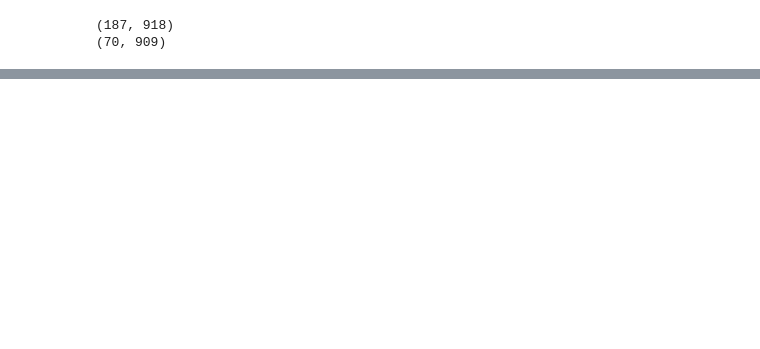
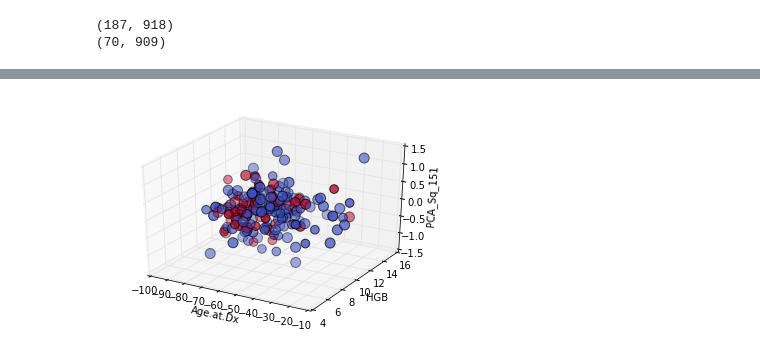
Before and after one commit to cabb99/IntroCompBio, a Jupyter notebook: PreProcessing.ipynb, the cells around one changed output, grey strips where cells are left out. Saved outputs shown, nothing was run; the diff lists cells and outputs as text; code cells hidden in the pictures; blank space fills up the shorter version.

```diff
--- a/PreProcessing.ipynb
+++ b/PreProcessing.ipynb
@@ -191,0 +223,24 @@ Corr.to_csv('Correlations.csv')
+# %%
+if __name__=='__main__':
+    import numpy as np
+    import matplotlib.pyplot as plt
+    from mpl_toolkits.mplot3d import Axes3D
+    import matplotlib
+    %matplotlib inline
+
+    x = -Q_training['Age.at.Dx']
+    y = Q_training['HGB']
+    z = -Q_training['PCA_Sq_151']
+    area = Q_training['cyto.cat=diploid']*25+75 # 0 to 15 point radiuses
+    colors = Q_training['resp.simple']
+
+    fig = plt.figure()
+    ax = fig.add_subplot(111, projection='3d')
+    ax.set_xlabel(x.name)
+    ax.set_ylabel(y.name)
+    ax.set_zlabel(z.name)
+    ax.scatter(x, y, z,s=area, c=colors,cmap=matplotlib.cm.coolwarm_r)
+    #Blue is 1 and red is 0
+    plt.show()
+# %% [output]
+[figure, added]
```
Also changed, not shown: parts of 10 cells of this notebook, 3 other files.
